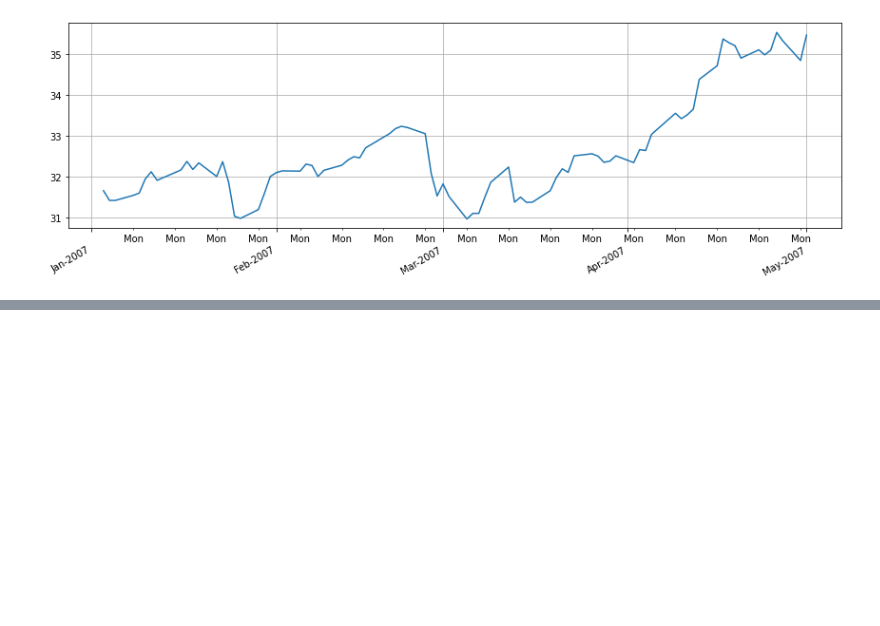
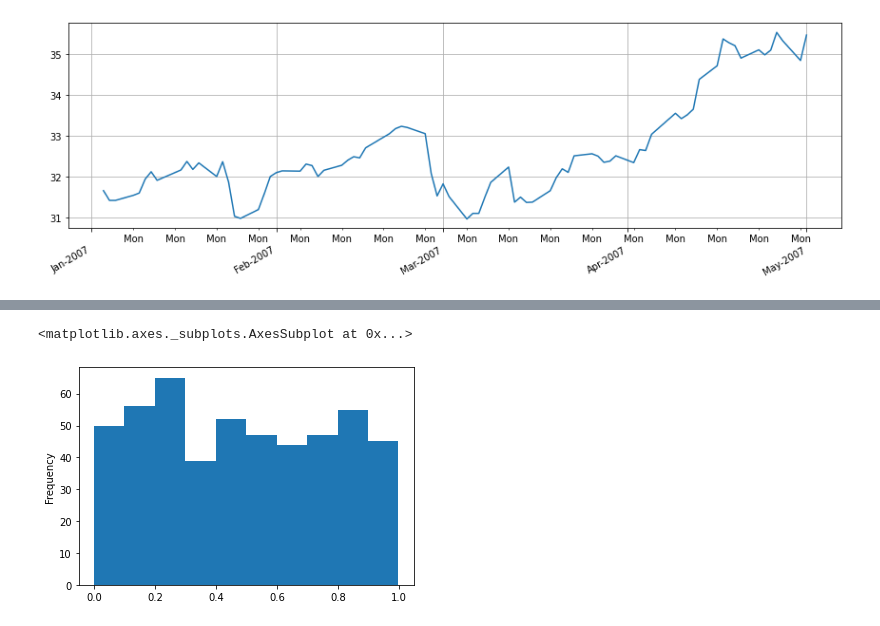
Before and after one commit to juanxo90/ML_examples, a Jupyter notebook: 42_Pandas_time_series_plot.ipynb, the cells around one changed output, grey strips where cells are left out. Saved outputs shown, nothing was run; the diff lists cells and outputs as text; code cells hidden in the pictures; blank space fills up the shorter version.

```diff
--- a/42_Pandas_time_series_plot.ipynb
+++ b/42_Pandas_time_series_plot.ipynb
@@ -85,0 +123,6 @@ plt.tight_layout()
+# %%
+# plotting an histogram of "a" property
+df3['a'].plot.hist()
+# %% [output]
+<matplotlib.axes._subplots.AxesSubplot at 0x...>
+[figure, added]
```
Also changed, not shown: parts of 12 cells of this notebook.
